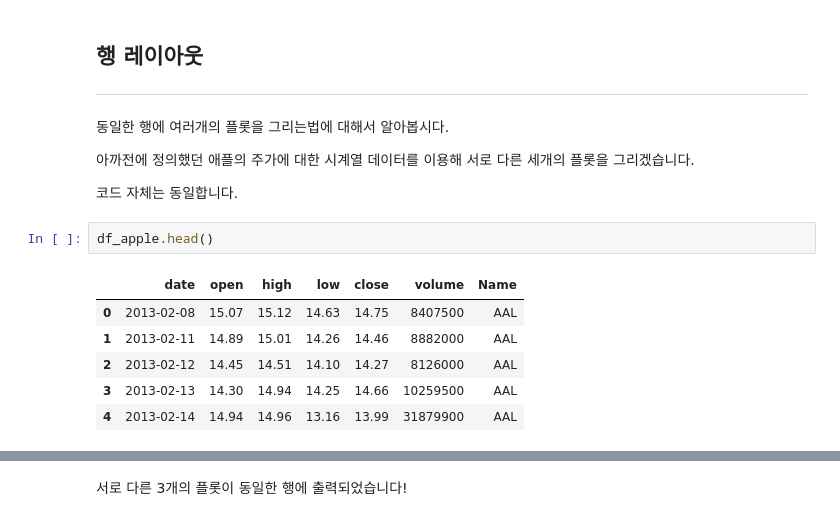
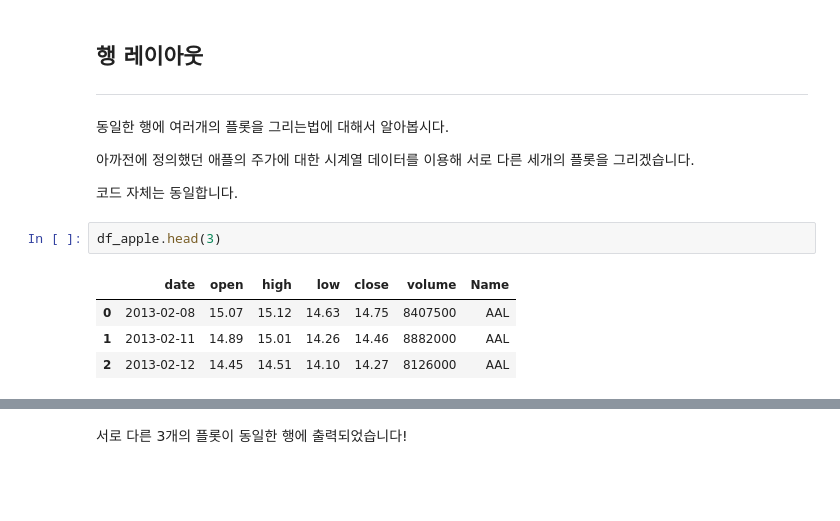
Before and after one commit to domug/DSL_21-1, a Jupyter notebook: 시각화 세션/2. Bokeh 기초 1 - 기본적인 시작화, 레이아웃 설정.ipynb, the cells around one changed output, grey strips where cells are left out. Saved outputs shown, nothing was run; the diff lists cells and outputs as text; blank space fills up the shorter version.

```diff
--- a/시각화 세션/2. Bokeh 기초 1 - 기본적인 시작화, 레이아웃 설정.ipynb
+++ b/시각화 세션/2. Bokeh 기초 1 - 기본적인 시작화, 레이아웃 설정.ipynb
@@ -288,14 +304,12 @@ Loading BokehJS ...
 
 코드 자체는 동일합니다.
 # %%
-df_apple.head()
+df_apple.head(3)
 # %% [output]
 |  | date | open | high | low | close | volume | Name |
 | 0 | 2013-02-08 | 15.07 | 15.12 | 14.63 | 14.75 | 8407500 | AAL |
 | 1 | 2013-02-11 | 14.89 | 15.01 | 14.26 | 14.46 | 8882000 | AAL |
 | 2 | 2013-02-12 | 14.45 | 14.51 | 14.10 | 14.27 | 8126000 | AAL |
-| 3 | 2013-02-13 | 14.30 | 14.94 | 14.25 | 14.66 | 10259500 | AAL |
-| 4 | 2013-02-14 | 14.94 | 14.96 | 13.16 | 13.99 | 31879900 | AAL |
 # %%
 from bokeh.layouts import row
 from bokeh.plotting import output_notebook, show, figure, ColumnDataSource
```
Also changed, not shown: parts of 6 cells of this notebook, 9 other files.
